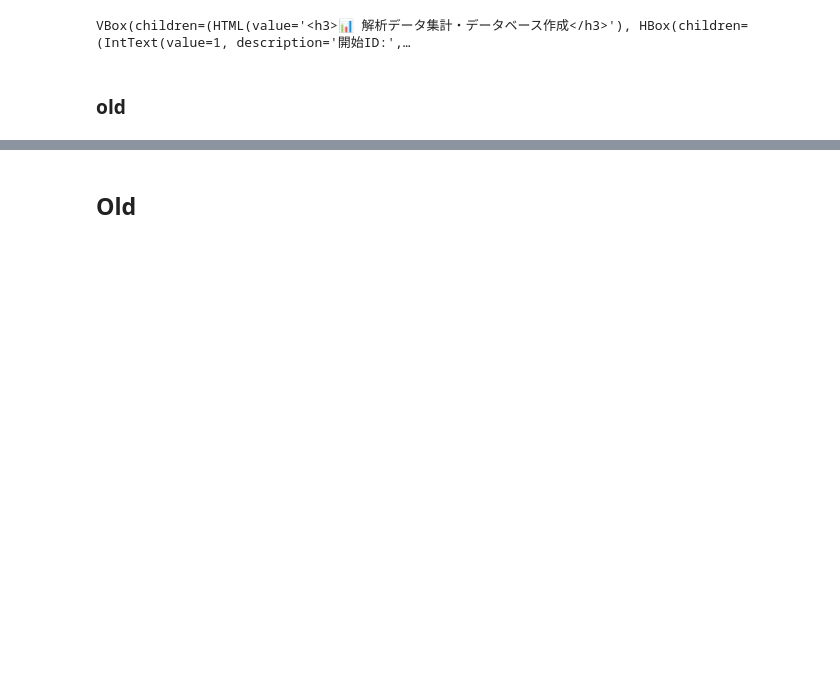
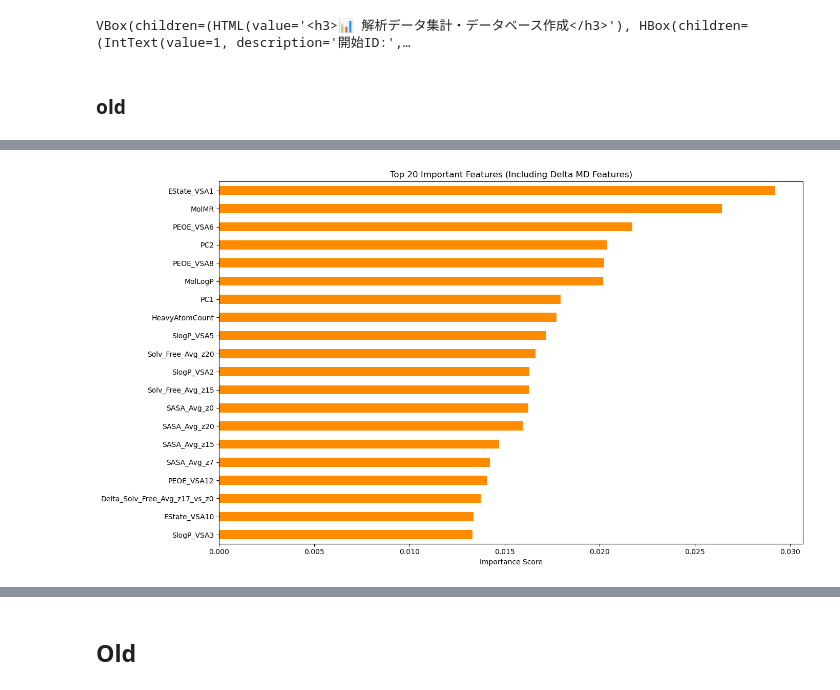
Before and after one commit to maooookt/-pipeline, a Jupyter notebook: 研究用.ipynb, the cells around one changed output, grey strips where cells are left out. Cells and saved outputs as stored; diff of their text form; code cells hidden in the pictures; blank space fills up the shorter version.

```diff
--- a/研究用.ipynb
+++ b/研究用.ipynb
@@ -3867,0 +4338,94 @@ def aggregate_to_master(client, start_id, end_id, today, master_csv="master_data
+# %%
+#差分特徴量を追加した改良版コード  主要な物理量（エネルギーや水素結合数など）について、水環境（z0）と
+#膜内部（z7, z15, z17, z20）の差分を自動計算して追加します。
+
+# --- 1. データの読み込み ---
+PATH_INPUT = "/Users/teraimao/experiment/data/解析結果/training_dataset_final.csv"
+df = pd.read_csv(PATH_INPUT, low_memory=False)
+
+def generate_fingerprints(smiles, radius=2, nBits=2048):
+    if pd.isna(smiles): return [0] * nBits
+    mol = Chem.MolFromSmiles(smiles)
+    if mol is None: return [0] * nBits
+    fp = AllChem.GetMorganFingerprintAsBitVect(mol, radius, nBits=nBits)
+    return list(fp)
+
+print(f"⏳ 物理的差分（Delta）の計算を開始...")
+
+# --- 2. 特徴量エンジニアリング ---
+
+# A: MDデータの差分計算 (Delta Features)
+# 主要な物理量に対して、z0（水）を基準とした差分を生成
+md_bases = ['Solv_Free_Avg', 'HB_Avg', 'vdW_Avg', 'Coul_Avg', 'SASA_Avg']
+z_points = [7, 15, 17, 20]
+
+delta_features = pd.DataFrame(index=df.index)
+for base in md_bases:
+    z0_col = f"{base}_z0"
+    if z0_col in df.columns:
+        for z in z_points:
+            z_col = f"{base}_z{z}"
+            if z_col in df.columns:
+                # 差分（Δ）を計算: 膜中 - 水中
+                delta_name = f"Delta_{base}_z{z}_vs_z0"
+                delta_features[delta_name] = df[z_col] - df[z0_col]
+
+# B: 構造情報 (FP)
+fps = df['SMILES'].apply(generate_fingerprints)
+df_fps = pd.DataFrame(fps.tolist(), index=df.index).add_prefix('FP_')
+
+# C: 指定された既存記述子
+target_keywords = [
+    'Sequence_LogP', 'PEOE_VSA', 'SlogP_VSA', 'EState_VSA',
+    'HeavyAtomCount', 'FractionCSP3', 'MolLogP', 'MolMR',
+    'CHCl3_3DPSA', 'H2O_3DPSA', 'PC1', 'PC2'
+]
+existing_descs = [col for col in df.columns if any(k in col for k in target_keywords)]
+
+# 特徴量の結合 (FP + 元のMD + 差分MD + 既存記述子)
+X = pd.concat([df_fps, df[[c for c in df.columns if '_z' in c]], delta_features, df[existing_descs]], axis=1)
+
+# 数値型のみを抽出（PC1などのリスト形式除外）
+X = X.select_dtypes(include=[np.number])
+
+# 目的変数 (Permeability)
+y = pd.to_numeric(df['Permeability'], errors='coerce')
+
+# --- 3. クリーニングと欠損値補完 ---
+mask = y.notna()
+X_masked = X[mask]
+y_clean = y[mask]
+
+imputer = SimpleImputer(strategy='mean')
+X_clean = pd.DataFrame(imputer.fit_transform(X_masked), columns=X_masked.columns)
+
+print(f"✅ 特徴量生成完了。総特徴量数: {X_clean.shape[1]}個")
+
+# --- 4. 学習と評価 ---
+X_train, X_test, y_train, y_test = train_test_split(X_clean, y_clean, test_size=0.2, random_state=42)
+
+model = RandomForestRegressor(n_estimators=300, max_features='sqrt', random_state=42, n_jobs=-1)
+model.fit(X_train, y_train)
+
+y_pred = model.predict(X_test)
+
+# --- 5. 結果の数値表示 ---
+r2 = r2_score(y_test, y_pred)
+rmse = np.sqrt(mean_squared_error(y_test, y_pred))
+
+print(f"\n📊 --- 差分追加版 評価結果 ---")
+print(f"決定係数 (R2 Score): {r2:.3f}")
+print(f"平均誤差 (RMSE): {rmse:.3f}")
+
+# --- 6. 重要度の可視化 ---
+plt.figure(figsize=(14, 8))
+feat_importances = pd.Series(model.feature_importances_, index=X_clean.columns)
+# 上位20項目を表示
+feat_importances.sort_values(ascending=False).head(20).plot(kind='barh', color='darkorange')
+
+plt.title('Top 20 Important Features (Including Delta MD Features)')
+plt.xlabel('Importance Score')
+plt.gca().invert_yaxis() # 重要度が高い順に上から並べる
+plt.tight_layout()
+plt.show()
+# %% [output]
@@ -3867,0 +4455 @@ def aggregate_to_master(client, start_id, end_id, today, master_csv="master_data
+[figure, added]
```
Also changed, not shown: parts of 20 cells of this notebook.
